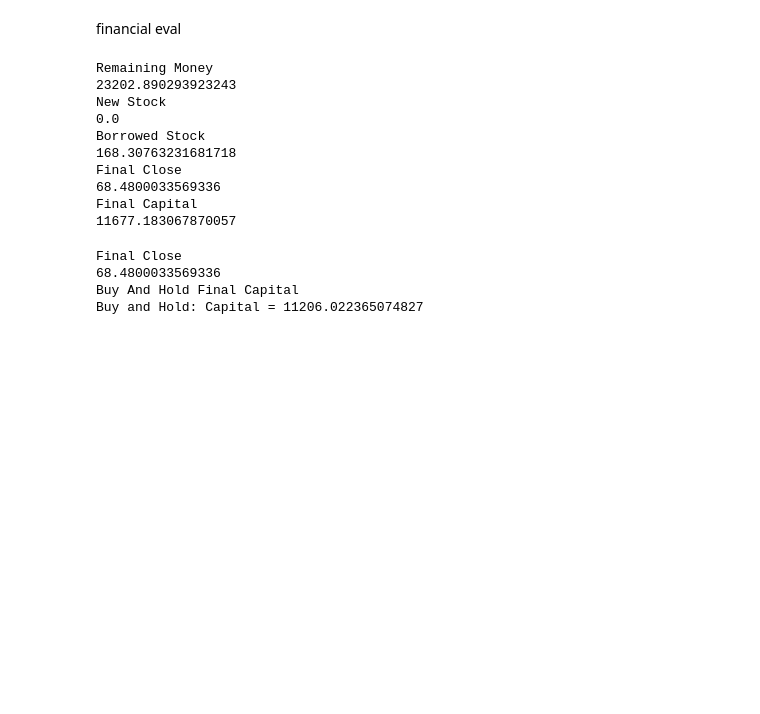
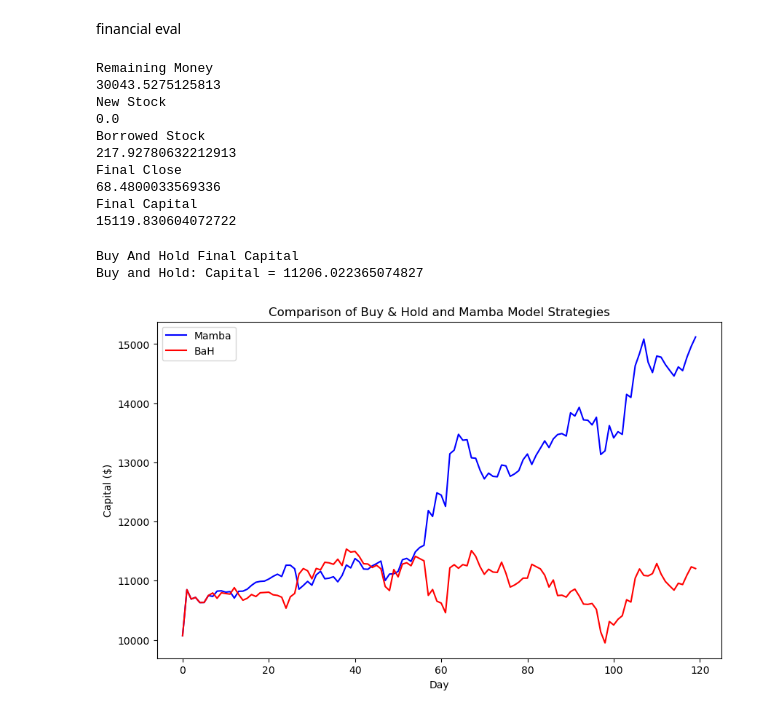
Before and after one commit to halilvibrahim/stock_movement, a Jupyter notebook: Models/TMUS_Model.ipynb, the cells around one changed output. Saved outputs shown, nothing was run; the diff lists cells and outputs as text; code cells hidden in the pictures; blank space fills up the shorter version.

Commit message:
tmus plot profit comparison.

```diff
--- a/Models/TMUS_Model.ipynb
+++ b/Models/TMUS_Model.ipynb
@@ -457,6 +457,15 @@ borrowed_stock = 0
 remaining_money_list = []
 new_stock_list = []
 borrowed_stock_list = []
+#for visualisation start
+total_value = 0
+total_value_list = []
+#bh:buy and hold
+bh_value = 0
+bh_value_list = []
+first_opening = df.loc[0, 'Open']
+bh_stock_quantity = capital / first_opening
+#for visualisation end
 
 for index, row in df.iterrows():
     signal = row['signal']
@@ -474,6 +483,13 @@ for index, row in df.iterrows():
         borrowed_stock = capital / opening_price
         capital += borrowed_stock*opening_price
 
+    #for visualisation start
+    closing_price = row['Close']
+    total_value = (stock_quantity*closing_price)+(capital-(borrowed_stock*closing_price))
+    total_value_list.append(total_value)
+    bh_value = bh_stock_quantity*closing_price
+    bh_value_list.append(bh_value)
+    #for visualisation end
     remaining_money_list.append(capital)
     new_stock_list.append(stock_quantity)
     borrowed_stock_list.append(borrowed_stock)
@@ -481,6 +497,8 @@ for index, row in df.iterrows():
 df['Remaining_Money'] = remaining_money_list
 df['New_Stock'] = new_stock_list
 df['Borrowed_Stock'] = borrowed_stock_list
+df['Total_Value'] = total_value_list
+df['BH_Value'] = bh_value_list
 
 print("Remaining Money")
 remaining_money = df.loc[len(df) - 1, 'Remaining_Money']
@@ -500,29 +518,33 @@ print(final_capital)
 df.to_csv('financial.csv', index=False)
 # %% [output]
 Remaining Money
-23202.890293923243
+30043.5275125813
 New Stock
 0.0
 Borrowed Stock
-168.30763231681718
+217.92780632212913
 Final Close
 68.4800033569336
 Final Capital
-11677.183067870057
+15119.830604072722
 # %%
-first_opening = df.loc[0, 'Open']
-capital = 10000
-stock_quantity = capital / first_opening
-bh_final_capital = stock_quantity * final_close
-print("Final Close")
-print(final_close)
+bh_final_capital = bh_stock_quantity * final_close
 print("Buy And Hold Final Capital")
 print(f"Buy and Hold: Capital = {bh_final_capital}")
 # %% [output]
-Final Close
-68.4800033569336
 Buy And Hold Final Capital
 Buy and Hold: Capital = 11206.022365074827
+# %%
+plt.figure(figsize=(10,6))
+plt.plot(df.index, df['Total_Value'], color='blue', label='Mamba')
+plt.plot(df.index, df['BH_Value'], color='red', label='BaH')
+plt.xlabel('Day')
+plt.ylabel('Capital ($)')
+plt.title('Comparison of Buy & Hold and Mamba Model Strategies')
+plt.legend()
+plt.show()
+# %% [output]
+[figure, added]
 # %%
 import os
 pid = os.getpid()
```
Also changed, not shown: parts of 4 cells of this notebook.
